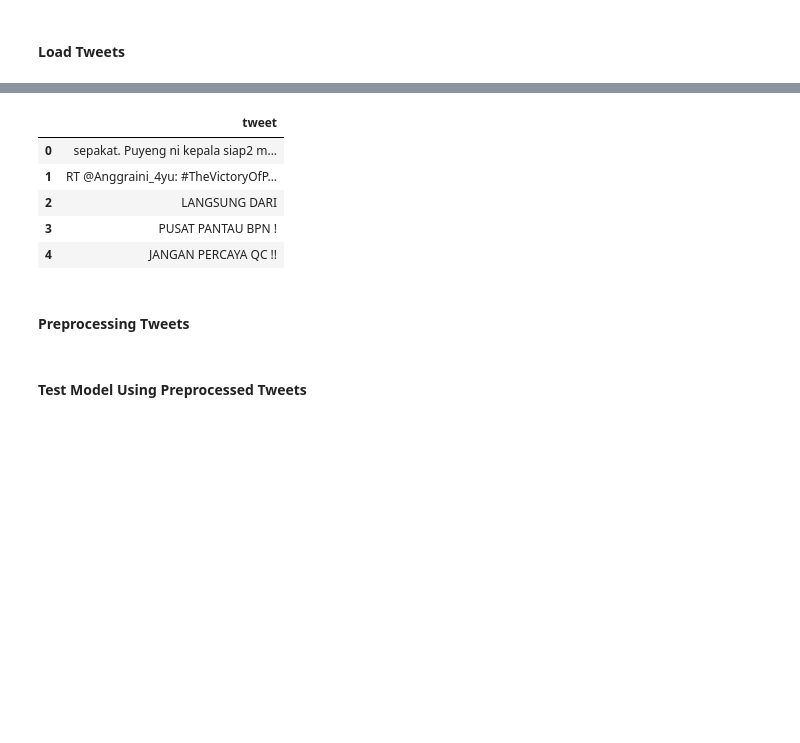
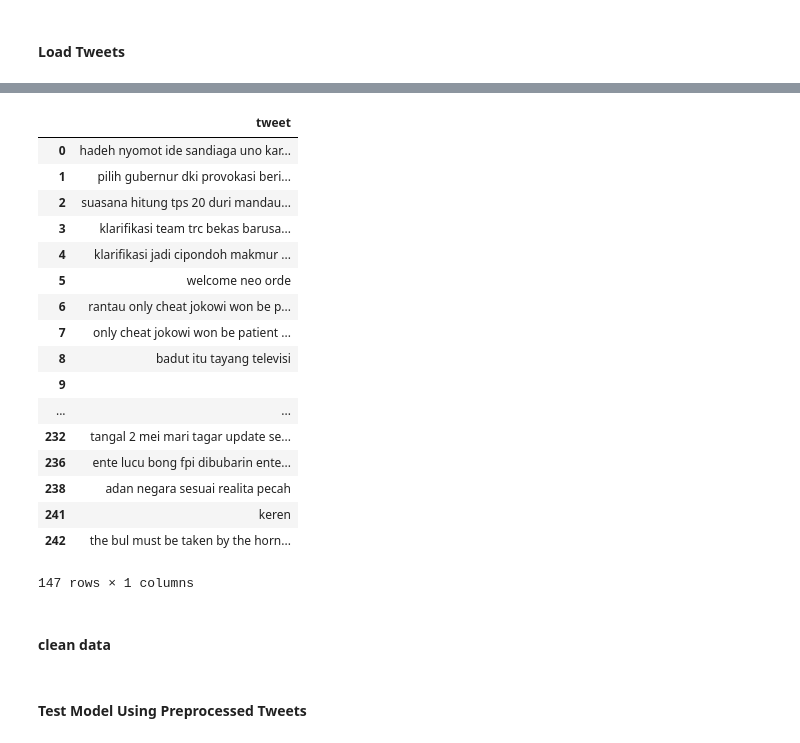
Before and after one commit to machine-learning-2018-2019-fasilkom-ui/A-Team, a Jupyter notebook: Tugas_Akhir.ipynb, the cells around one changed output, grey strips where cells are left out. Cells and saved outputs as stored; diff of their text form; code cells hidden in the pictures; blank space fills up the shorter version.

```diff
--- a/Tugas_Akhir.ipynb
+++ b/Tugas_Akhir.ipynb
@@ -395,13 +411,27 @@ jokowi_data.head()
 # %%
 prabowo_data = pd.read_csv('prabowo_dataset.txt', sep='`')
 prabowo_dataset = np.array(prabowo_data['tweet'])
 prabowo_data.head()
+prabowo_data['tweet'] = prabowo_data['tweet'].astype(str)
+prabowo_data['tweet'] = prediction_pre_processing(prabowo_data['tweet'])
+prabowo_data.drop_duplicates('tweet', inplace=True)
+prabowo_data
 # %% [output]
 |  | tweet |
-| 0 | sepakat. Puyeng ni kepala siap2 m... |
-| 1 | RT @Anggraini_4yu: #TheVictoryOfP... |
-| 2 | LANGSUNG DARI |
-| 3 | PUSAT PANTAU BPN ! |
-| 4 | JANGAN PERCAYA QC !! |
+| 0 | hadeh nyomot ide sandiaga uno kar... |
+| 1 | pilih gubernur dki provokasi beri... |
+| 2 | suasana hitung tps 20 duri mandau... |
+| 3 | klarifikasi team trc bekas barusa... |
+| 4 | klarifikasi jadi cipondoh makmur ... |
+| 5 | welcome neo orde |
+| 6 | rantau only cheat jokowi won be p... |
+| 7 | only cheat jokowi won be patient ... |
+| 8 | badut itu tayang televisi |
+| 9 |  |
+| ... | ... |
+| 232 | tangal 2 mei mari tagar update se... |
+| 236 | ente lucu bong fpi dibubarin ente... |
+| 238 | adan negara sesuai realita pecah |
+| 241 | keren |
+| 242 | the bul must be taken by the horn... |
+147 rows × 1 columns
-# %% [markdown]
-#### Preprocessing Tweets
@@ -410,0 +438,2 @@ clean_prabowo_sentiment = prediction_pre_processing(prabowo_dataset)
+# %% [markdown]
+#### clean data
```
Also changed, not shown: parts of 4 cells of this notebook, 2 other files.
